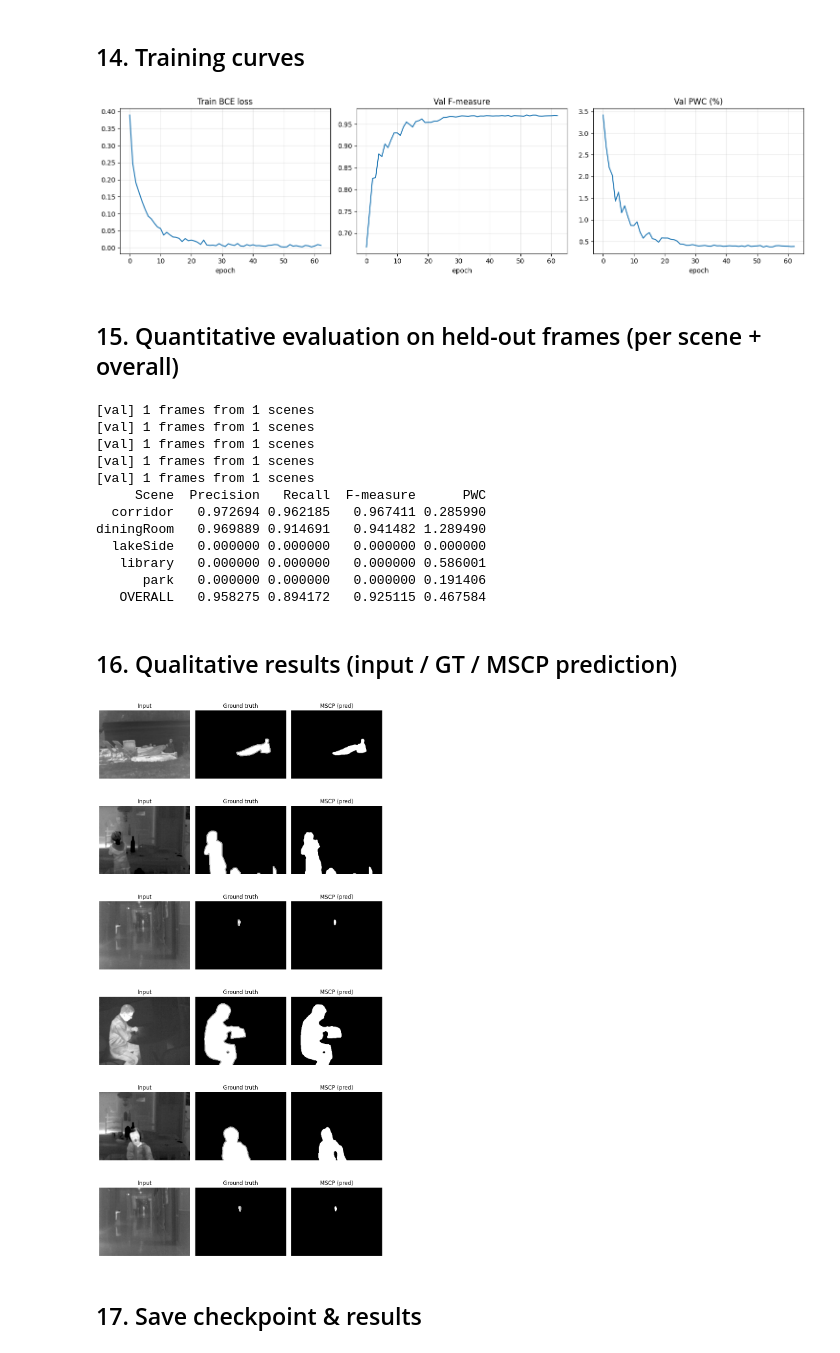
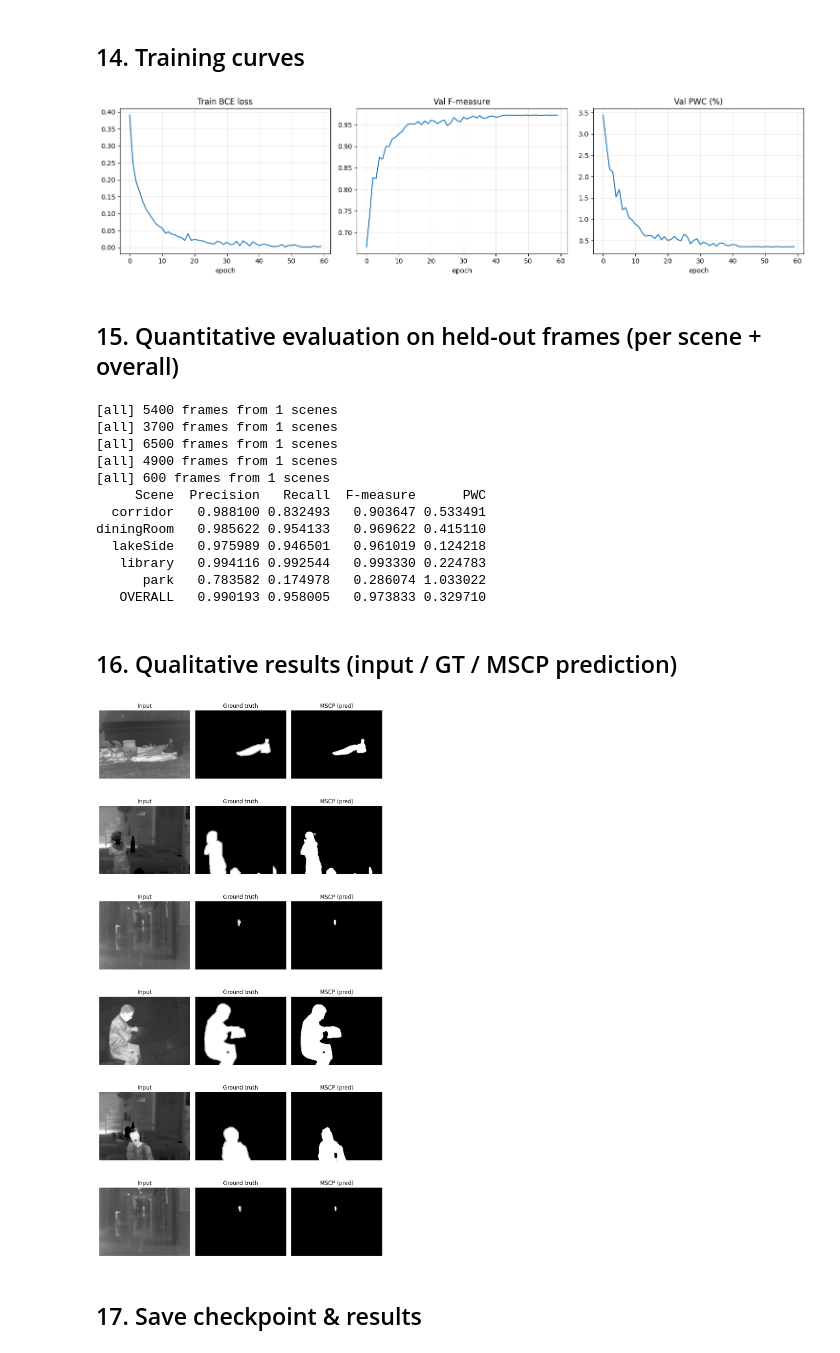
Before and after one commit to Adarsha2004/ppd, a Jupyter notebook: mscp_cdnet2014.ipynb, the cells around one changed output. Saved outputs shown, nothing was run; the diff lists cells and outputs as text; code cells hidden in the pictures.

Commit message:
updated test of og paper

```diff
--- a/mscp_cdnet2014.ipynb
+++ b/mscp_cdnet2014.ipynb
@@ -176,7 +176,9 @@ class CDDnetThermal(torch.utils.data.Dataset):
         idx = np.arange(len(pairs)); rng.shuffle(idx)
         self.pairs = [pairs[i] for i in idx]
         n_val = max(1, int(len(self.pairs) * val_frac))
-        if split == "train":
+        if split == "all":
+            pass
+        elif split == "train":
             if n is not None and n < (len(self.pairs) - n_val):
                 self.pairs = self.pairs[:n]          # take first n (already shuffled)
             else:
@@ -511,19 +513,25 @@ ax[2].plot(history["val_pwc"]);    ax[2].set_title("Val PWC (%)");    ax[2].set_
 for a in ax: a.grid(alpha=0.3)
 plt.tight_layout(); plt.show()
 # %% [output]
-[figure, old version]
+[figure, new version]
 # %% [markdown]
 ## 15. Quantitative evaluation on held-out frames (per scene + overall)
 # %%
 import pandas as pd
+try:
+    scene_dirs
+except NameError:
+    scene_dirs = [os.path.join(THERMAL, s) for s in SCENES]
+ckpt_path = "outputs/mscp_cdnet2014.pth"
+if os.path.exists(ckpt_path):
+    ckpt = torch.load(ckpt_path, map_location=device)
+    model.load_state_dict(ckpt["state_dict"])
+    print("Loaded weights from", ckpt_path)
 model.eval(); rows = []; overall = SegMetrics()
 with torch.no_grad():
     for sd in scene_dirs:
         scene = os.path.basename(sd)
-        ds = CDDnetThermal([sd], CONFIG["img_size"], val_frac=0.0, split="val", seed=SEED)
-        # use ALL annotated frames of the scene as test when val_frac=0 fallback:
-        if len(ds) == 0:
-            ds = CDDnetThermal([sd], CONFIG["img_size"], val_frac=0.5, split="val", seed=SEED)
+        ds = CDDnetThermal([sd], CONFIG["img_size"], split="all", seed=SEED)
         sm = SegMetrics()
         for x, label, valid, weight in torch.utils.data.DataLoader(ds, batch_size=1):
             x, label, valid = (t.to(device) for t in (x, label, valid))
@@ -536,43 +544,47 @@ o = overall.results(); o["Scene"] = "OVERALL"; rows.append(o)
 df = pd.DataFrame(rows)[["Scene", "Precision", "Recall", "F-measure", "PWC"]]
 print(df.to_string(index=False))
 # %% [output]
-[val] 1 frames from 1 scenes
-[val] 1 frames from 1 scenes
-[val] 1 frames from 1 scenes
-[val] 1 frames from 1 scenes
-[val] 1 frames from 1 scenes
+[all] 5400 frames from 1 scenes
+[all] 3700 frames from 1 scenes
+[all] 6500 frames from 1 scenes
+[all] 4900 frames from 1 scenes
+[all] 600 frames from 1 scenes
      Scene  Precision   Recall  F-measure      PWC
-  corridor   0.972694 0.962185   0.967411 0.285990
-diningRoom   0.969889 0.914691   0.941482 1.289490
-  lakeSide   0.000000 0.000000   0.000000 0.000000
-   library   0.000000 0.000000   0.000000 0.586001
-      park   0.000000 0.000000   0.000000 0.191406
-   OVERALL   0.958275 0.894172   0.925115 0.467584
+  corridor   0.988100 0.832493   0.903647 0.533491
+diningRoom   0.985622 0.954133   0.969622 0.415110
+  lakeSide   0.975989 0.946501   0.961019 0.124218
+   library   0.994116 0.992544   0.993330 0.224783
+      park   0.783582 0.174978   0.286074 1.033022
+   OVERALL   0.990193 0.958005   0.973833 0.329710
 # %% [markdown]
 ## 16. Qualitative results (input / GT / MSCP prediction)
 # %%
 def overlay(mask, base):  # red overlay of predicted mask on the frame
     out = base.copy(); m = mask > 0.5
     out[m] = [0, 0, 255]; return out
 
 model.eval()
-samples = val_ds.pairs[:6] if len(val_ds.pairs) >= 6 else val_ds.pairs
+try:
+    sample_pool = val_ds.pairs
+except NameError:
+    sample_pool = CDDnetThermal(scene_dirs[:1], CONFIG["img_size"], split="all", seed=SEED).pairs
+samples = sample_pool[:6]
 fig, axs = plt.subplots(len(samples), 3, figsize=(9, 3 * len(samples)))
 if len(samples) == 1: axs = axs[None, :]
 for r, (fpath, gtpath, roipath) in enumerate(samples):
     H, W = CONFIG["img_size"]
     frame = cv2.resize(cv2.cvtColor(cv2.imread(fpath), cv2.COLOR_BGR2RGB), (W, H))
     gt = cv2.resize(cv2.imread(gtpath, cv2.IMREAD_GRAYSCALE), (W, H), interpolation=cv2.INTER_NEAREST)
     x = torch.from_numpy(frame.astype(np.float32) / 255.0).permute(2, 0, 1)[None].to(device)
     with torch.no_grad():
         prob = torch.sigmoid(model(x))[0, 0].cpu().numpy()
     pred = (prob >= CONFIG["threshold"]).astype(np.uint8)
     axs[r, 0].imshow(frame);        axs[r, 0].set_title("Input");      axs[r, 0].axis("off")
     axs[r, 1].imshow(gt, cmap="gray");  axs[r, 1].set_title("Ground truth"); axs[r, 1].axis("off")
     axs[r, 2].imshow(pred, cmap="gray");axs[r, 2].set_title("MSCP (pred)");  axs[r, 2].axis("off")
 plt.tight_layout(); plt.show()
 # %% [output]
-[figure, old version]
+[figure, new version]
 # %% [markdown]
 ## 17. Save checkpoint & results
 # %%
```
Also changed, not shown: parts of 1 cell of this notebook.
